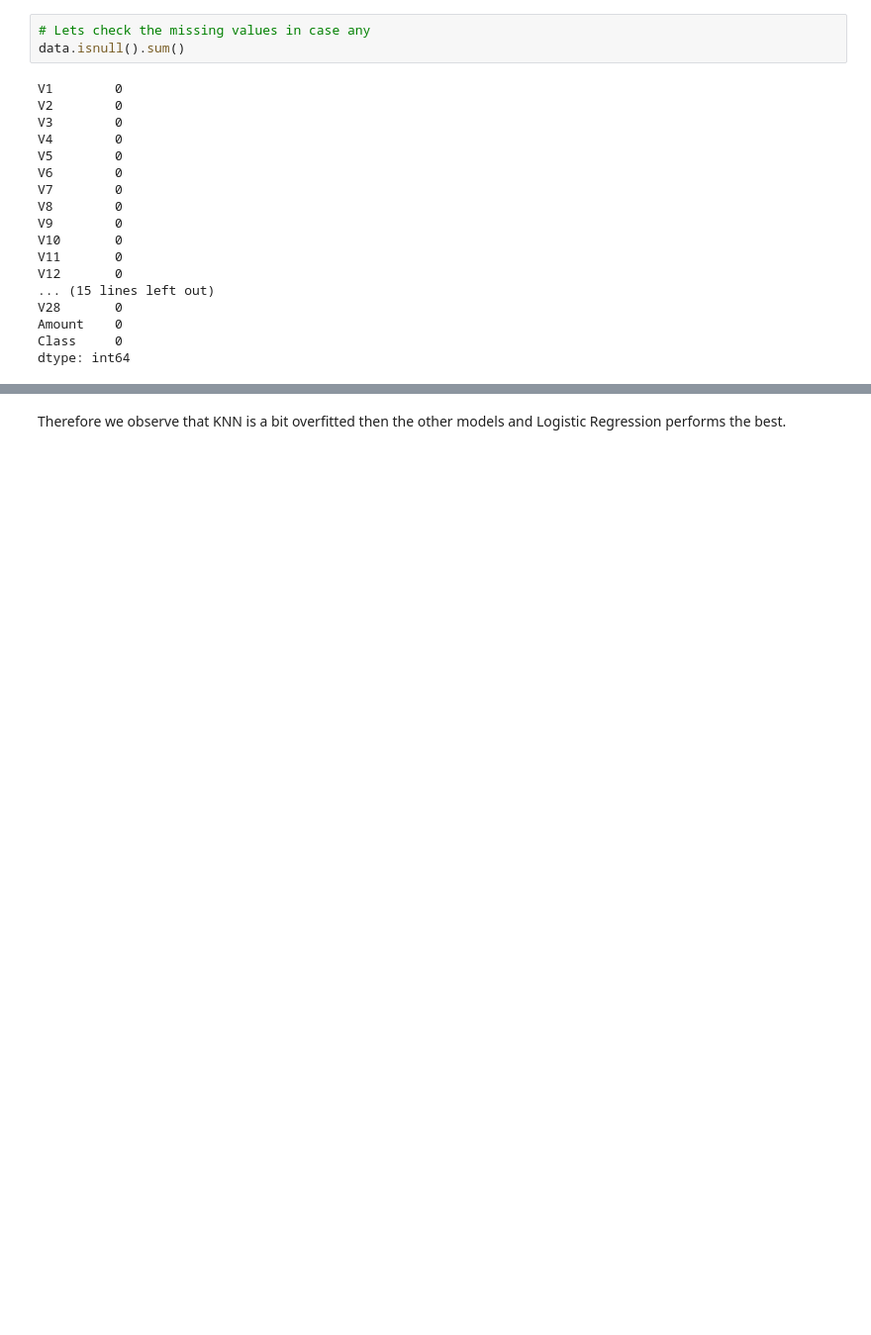
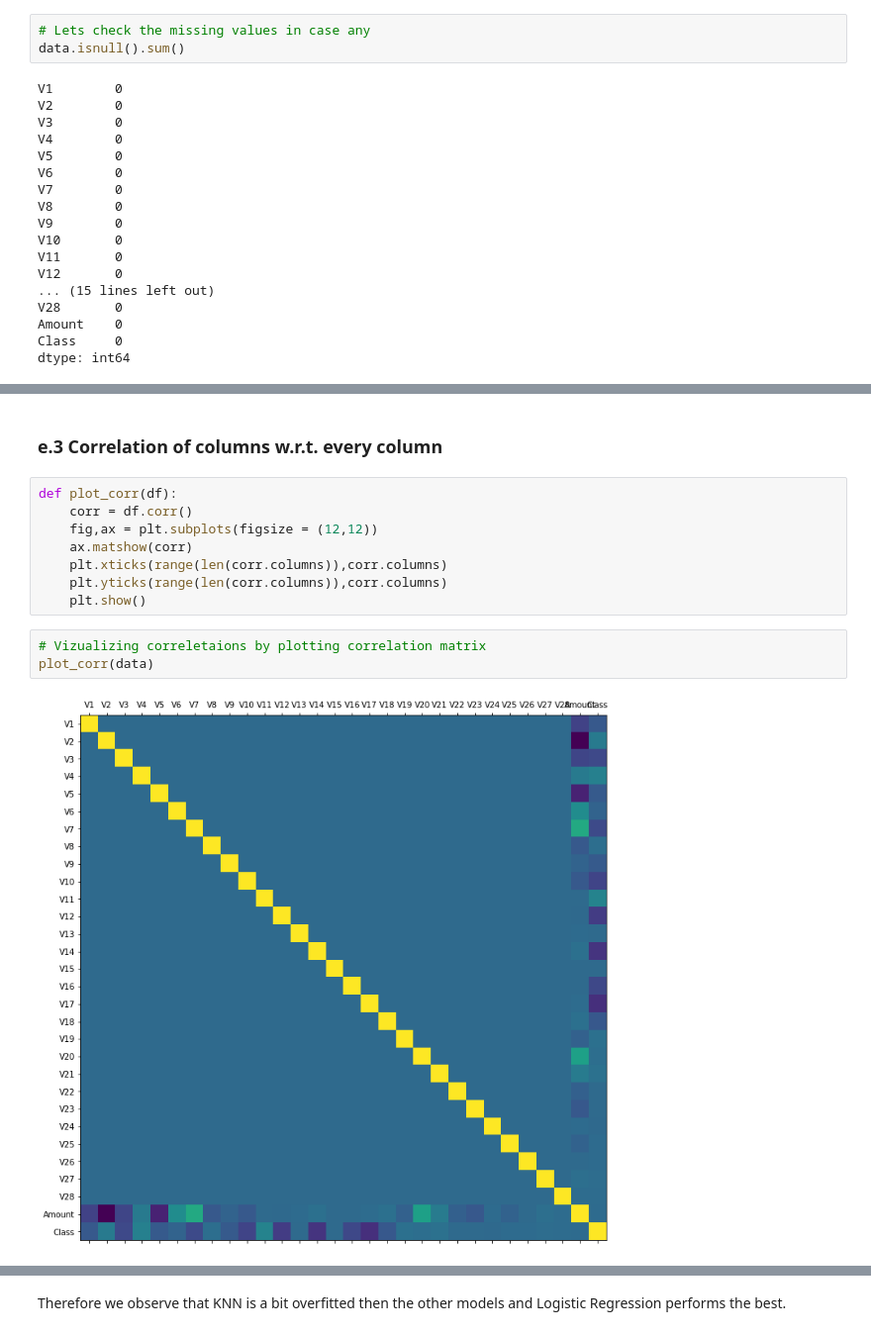
Before and after one commit to Luciferxx/Credit_Card_Fraud_Detection, a Jupyter notebook: Credit Card Fraud Detection (Simple ML).ipynb, the cells around one changed output, grey strips where cells are left out. Shown: that part at 99% size. Saved outputs shown, nothing was run; the diff lists cells and outputs as text; blank space fills up the shorter version.

```diff
--- a/Credit Card Fraud Detection (Simple ML).ipynb
+++ b/Credit Card Fraud Detection (Simple ML).ipynb
@@ -345,0 +109,15 @@ plot_learning_curve(classifiers["Logistic Regression"],classifiers["KNN"], class
+# %% [markdown]
+### e.3 Correlation of columns w.r.t. every column
+# %%
+def plot_corr(df):
+    corr = df.corr()
+    fig,ax = plt.subplots(figsize = (12,12))
+    ax.matshow(corr)
+    plt.xticks(range(len(corr.columns)),corr.columns)
+    plt.yticks(range(len(corr.columns)),corr.columns)
+    plt.show()
+# %%
+# Vizualizing correletaions by plotting correlation matrix
+plot_corr(data)
+# %% [output]
+[figure, added]
```
Also changed, not shown: parts of 58 cells of this notebook, 8 other files.
